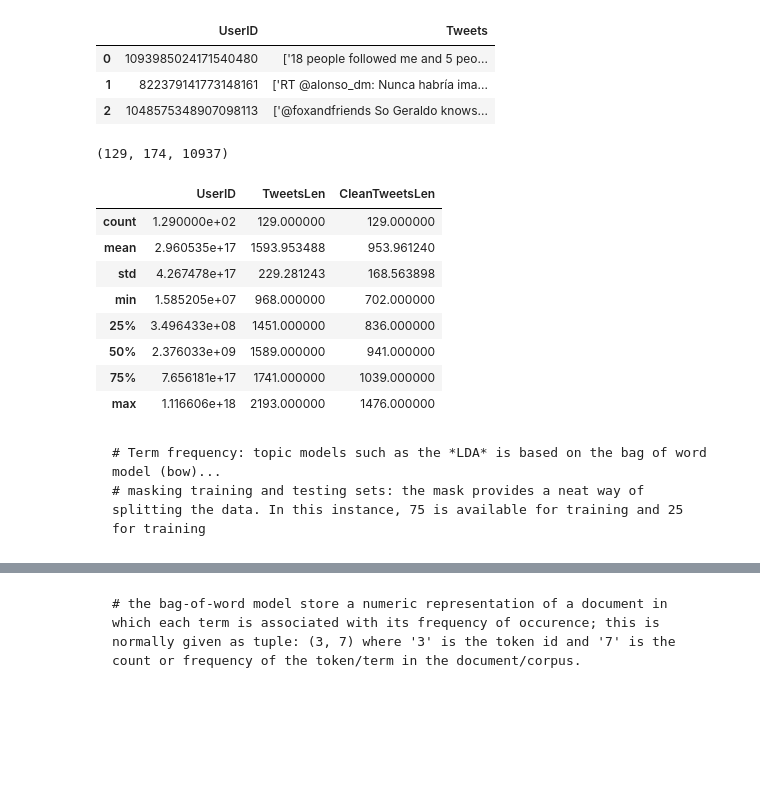
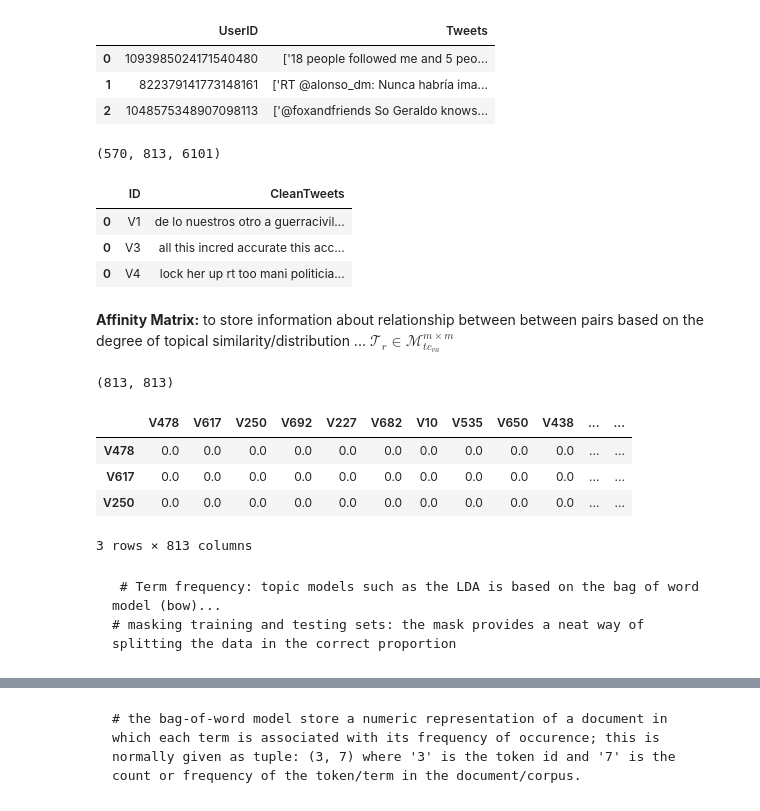
Before and after one commit to ijdutse/mct, a Jupyter notebook: MCT-textual_component.ipynb, the cells around one changed output, grey strips where cells are left out. Drawn from its saved outputs; the diff is of its cells as text; code cells hidden in the pictures; blank space fills up the shorter version.

```diff
--- a/MCT-textual_component.ipynb
+++ b/MCT-textual_component.ipynb
@@ -150,21 +144,16 @@ df.to_csv('data/mct_M_tweets_from_sr_nodes.csv', index_label=False)
 # %%
 #load preprocessed file:
-#df = pd.read_csv('data/mct_100_tweets_from_sr_nodes.csv')
-df = pd.read_csv('data/mct_M_tweets_from_sr_nodes.csv')
+df = pd.read_csv('data/mct_K_tweets_extracts_from_sr_nodes.csv')
 # drop documents lessthan a given threshold, i.e if the tokens are less: ... reduced df (rdf)
 rdf = df[df.CleanTweetsLen>=700]
-len(rdf), len(df), len(df.Tweets.iloc[1])
+rdf = rdf[['ID', 'CleanTweets']]
+len(rdf), len(df), len(df.CleanTweets.iloc[1])
 # %% [output]
-(129, 174, 10937)
+(570, 813, 6101)
-# %%
-rdf.describe()
-# %% [output]
-|  | UserID | TweetsLen | CleanTweetsLen |
-| count | 1.290000e+02 | 129.000000 | 129.000000 |
-| mean | 2.960535e+17 | 1593.953488 | 953.961240 |
-| std | 4.267478e+17 | 229.281243 | 168.563898 |
-| min | 1.585205e+07 | 968.000000 | 702.000000 |
-| 25% | 3.496433e+08 | 1451.000000 | 836.000000 |
-| 50% | 2.376033e+09 | 1589.000000 | 941.000000 |
-| 75% | 7.656181e+17 | 1741.000000 | 1039.000000 |
-| max | 1.116606e+18 | 2193.000000 | 1476.000000 |
+# %%
+rdf.head(3)
+# %% [output]
+|  | ID | CleanTweets |
+| 0 | V1 | de lo nuestros otro a guerracivil... |
+| 0 | V3 | all this incred accurate this acc... |
+| 0 | V4 | lock her up rt too mani politicia... |
@@ -171,6 +162,27 @@ rdf.describe()
+# %% [markdown]
+**Affinity Matrix:** to store information about relationship between between pairs based on the degree of topical similarity/distribution ... $\mathcal{T}_r \in \mathcal{M}_{tc_{va}}^{m\times m}$
+# %%
+# construction of affinity matrix using the user IDs as columns and index and the entries based on the mean similarity
+# between pairs ... first off, empty date frame ... with columns and index based on the union of the users ...
+columns = set(df.ID)
+index = set(df.ID)
+tr_afm =pd.DataFrame(np.zeros(shape=(len(index),len(columns))),columns=columns, index=index)
+# update to the matrix is given later ...
+tr_afm.shape
+# %% [output]
+(813, 813)
+# %%
+# empty affinity matrix:
+tr_afm.head(3)
+# %% [output]
+|  | V478 | V617 | V250 | V692 | V227 | V682 | V10 | V535 | V650 | V438 | ... | ... |
+| V478 | 0.0 | 0.0 | 0.0 | 0.0 | 0.0 | 0.0 | 0.0 | 0.0 | 0.0 | 0.0 | ... | ... |
+| V617 | 0.0 | 0.0 | 0.0 | 0.0 | 0.0 | 0.0 | 0.0 | 0.0 | 0.0 | 0.0 | ... | ... |
+| V250 | 0.0 | 0.0 | 0.0 | 0.0 | 0.0 | 0.0 | 0.0 | 0.0 | 0.0 | 0.0 | ... | ... |
+3 rows × 813 columns
 # %% [markdown]
-    # Term frequency: topic models such as the *LDA* is based on the bag of word model (bow)...
-    # masking training and testing sets: the mask provides a neat way of splitting the data. In this instance, 75 is available for training and 25 for training
+     # Term frequency: topic models such as the LDA is based on the bag of word model (bow)...
+    # masking training and testing sets: the mask provides a neat way of splitting the data in the correct proportion
 # %%
 #specify the split proportion ... masked df/rdf for data split -- training and testing sets
 mask = np.random.rand(len(rdf)) < 0.75 # boolean to mask and return dataframe where the value is True
```
Also changed, not shown: parts of 45 cells of this notebook.
